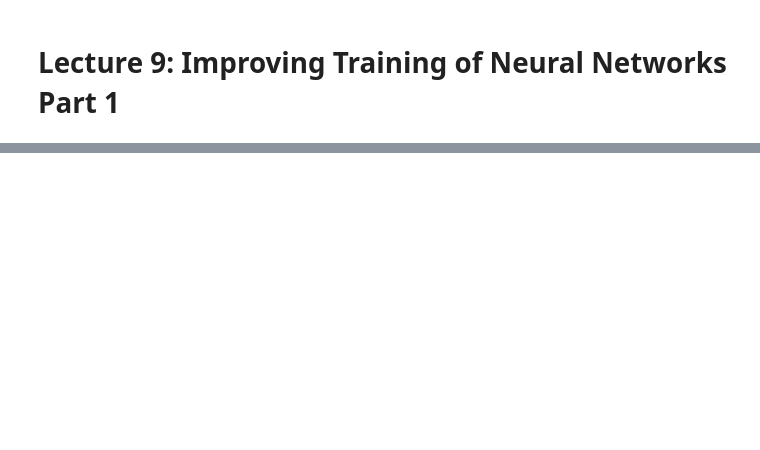
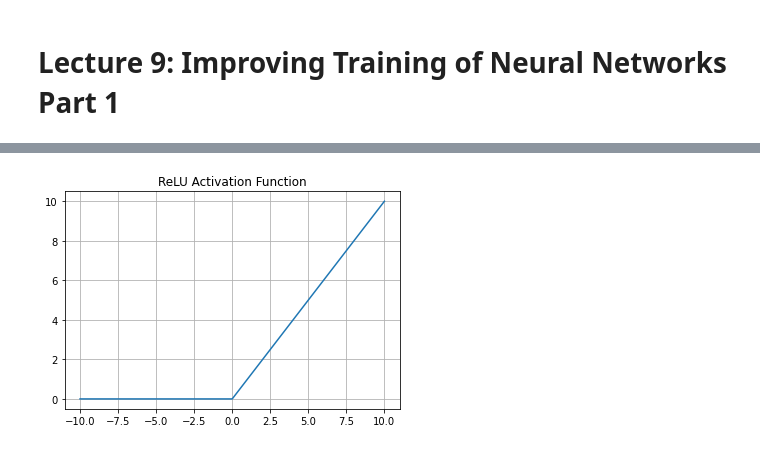
Before and after one commit to DL4CV-NPTEL/Deep-Learning-For-Computer-Vision, a Jupyter notebook: notebooks/Week_4/Week_4_Lecture_9.ipynb, the cells around one changed output, grey strips where cells are left out. Saved outputs shown, nothing was run; the diff lists cells and outputs as text; code cells hidden in the pictures; blank space fills up the shorter version.

```diff
--- a/notebooks/Week_4/Week_4_Lecture_9.ipynb
+++ b/notebooks/Week_4/Week_4_Lecture_9.ipynb
@@ -28,0 +54,7 @@ IPyDisplay.HTML(
+# %%
+activation = torch.nn.ReLU()
+plt.plot(x_points,activation(x_points))
+plt.title('ReLU Activation Function')
+plt.grid()
+# %% [output]
+[figure, added]
```
Also changed, not shown: parts of 10 cells of this notebook.
